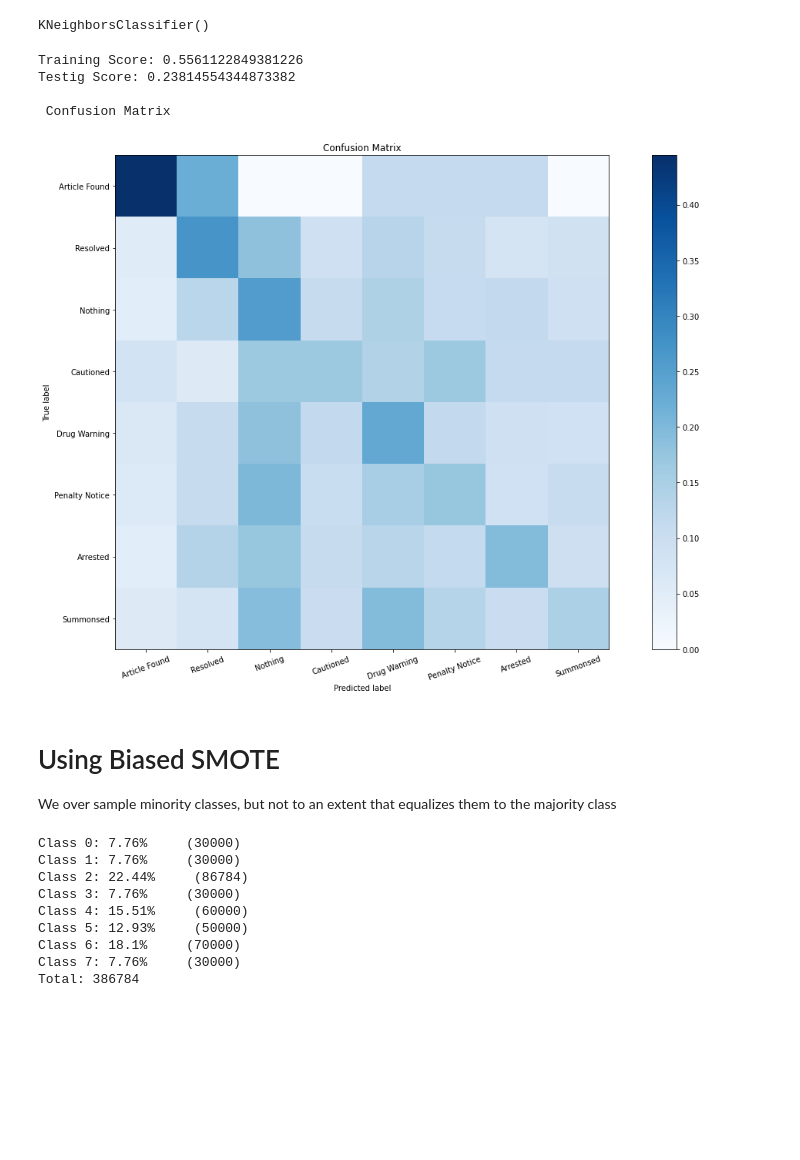
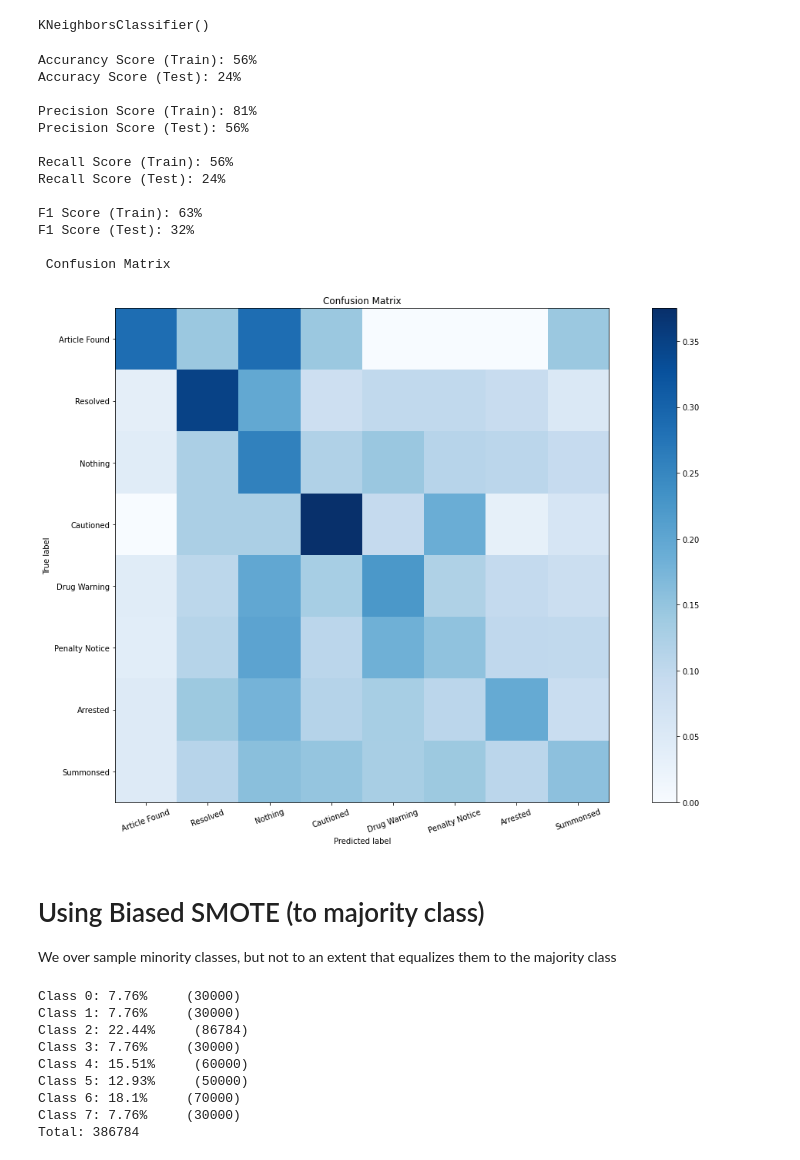
Before and after one commit to MQumairi/intro_to_ai_coursework, a Jupyter notebook: src/K Nearest Neighbor.ipynb, the cells around one changed output. Saved outputs shown, nothing was run; the diff lists cells and outputs as text; code cells hidden in the pictures; blank space fills up the shorter version.

```diff
--- a/src/K Nearest Neighbor.ipynb
+++ b/src/K Nearest Neighbor.ipynb
@@ -213,4 +312,4 @@ X_train2, X_test2, y_train2, y_test2 = train_test_split(features, target, test_s
 # %%
-X_smote, y_smote = usm.smote_data(X_train2, y_train2)
+X_smote, y_smote = usm.smote_data(X_train, y_train)
 usm.display_frequencies(y_smote)
 # %% [output]
@@ -226,23 +325,28 @@ Total: 694272
 [figure]
 # %%
-knn = KNeighborsClassifier()
-knn.fit(X_smote, y_smote)
+knn_smote = KNeighborsClassifier()
+knn_smote.fit(X_smote, y_smote)
 # %% [output]
 KNeighborsClassifier()
-# %%
-print(f"Training Score: {knn.score(X_train2, y_train2)}")
-print(f"Testig Score: {knn.score(X_test2, y_test2)}")
-print("\n Confusion Matrix")
-y_predictions = knn.predict(X_test2)
-util.confusion_plot(y_test=y_test2, y_predictions=y_predictions)
-# %% [output]
-Training Score: 0.5561122849381226
-Testig Score: 0.23814554344873382
-
- Confusion Matrix
-[figure, removed]
+# %%
+evaluate(model=knn_smote, X_train=X_train, y_train=y_train, X_test=X_test, y_test=y_test, average='weighted')
+# %% [output]
+Accurancy Score (Train): 56%
+Accuracy Score (Test): 24%
+
+Precision Score (Train): 81%
+Precision Score (Test): 56%
+
+Recall Score (Train): 56%
+Recall Score (Test): 24%
+
+F1 Score (Train): 63%
+F1 Score (Test): 32%
+
+ Confusion Matrix
+[figure, added]
 # %% [markdown]
-# Using Biased SMOTE
+# Using Biased SMOTE (to majority class)
 We over sample minority classes, but not to an extent that equalizes them to the majority class
 # %%
 sampling_strategy = {0:30000, 1:30000, 2:86784, 3:30000, 4:60000, 5:50000, 6:70000, 7:30000}
```
Also changed, not shown: parts of 42 cells of this notebook, 25 other files.
